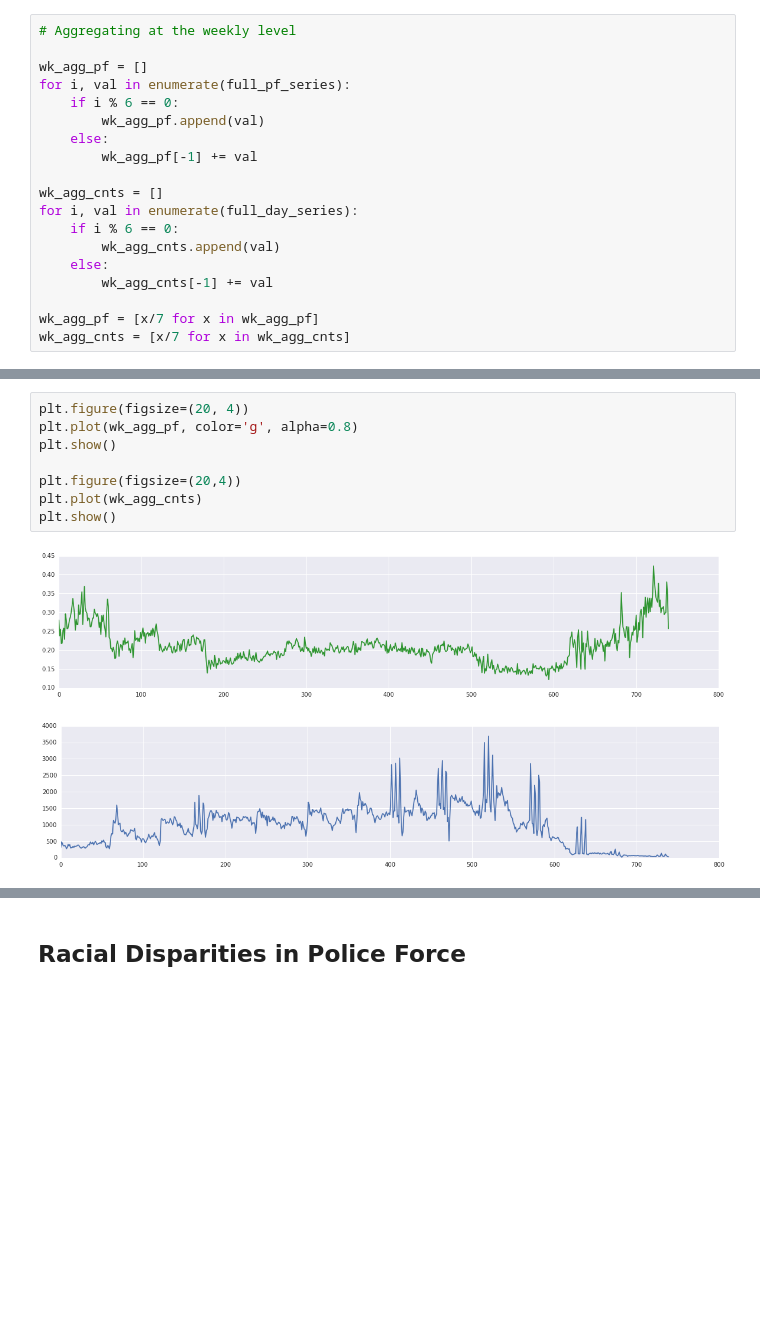
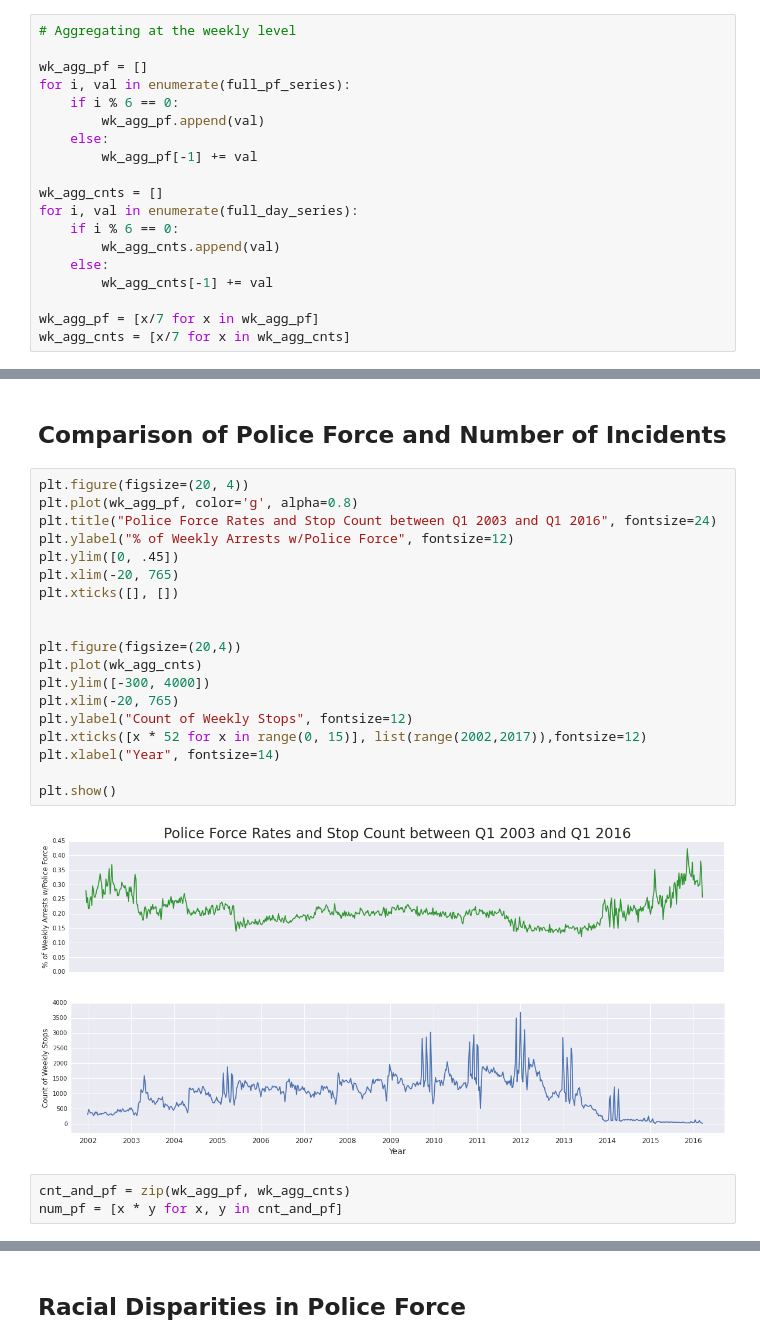
Before and after one commit to garethdavidjones/NYCFrisk, a Jupyter notebook: UseOfForce.ipynb, the cells around one changed output, grey strips where cells are left out. Cells and saved outputs as stored; diff of their text form; blank space fills up the shorter version.

```diff
--- a/UseOfForce.ipynb
+++ b/UseOfForce.ipynb
@@ -112,11 +79,27 @@ fig.show()
-# %%
-plt.figure(figsize=(20, 4))
-plt.plot(wk_agg_pf, color='g', alpha=0.8)
-plt.show()
-
-plt.figure(figsize=(20,4))
-plt.plot(wk_agg_cnts)
-plt.show()
-# %% [output]
-[figure, removed]
-[figure, removed]
+# %% [markdown]
+## Comparison of Police Force and Number of Incidents
+# %%
+plt.figure(figsize=(20, 4))
+plt.plot(wk_agg_pf, color='g', alpha=0.8)
+plt.title("Police Force Rates and Stop Count between Q1 2003 and Q1 2016", fontsize=24)
+plt.ylabel("% of Weekly Arrests w/Police Force", fontsize=12)
+plt.ylim([0, .45])
+plt.xlim(-20, 765)
+plt.xticks([], [])
+
+
+plt.figure(figsize=(20,4))
+plt.plot(wk_agg_cnts)
+plt.ylim([-300, 4000])
+plt.xlim(-20, 765)
+plt.ylabel("Count of Weekly Stops", fontsize=12)
+plt.xticks([x * 52 for x in range(0, 15)], list(range(2002,2017)),fontsize=12)
+plt.xlabel("Year", fontsize=14)
+
+plt.show()
+# %% [output]
+[figure, added]
+[figure, added]
+# %%
+cnt_and_pf = zip(wk_agg_pf, wk_agg_cnts)
+num_pf = [x * y for x, y in cnt_and_pf]
```
Also changed, not shown: parts of 24 cells of this notebook, 1 other file.
